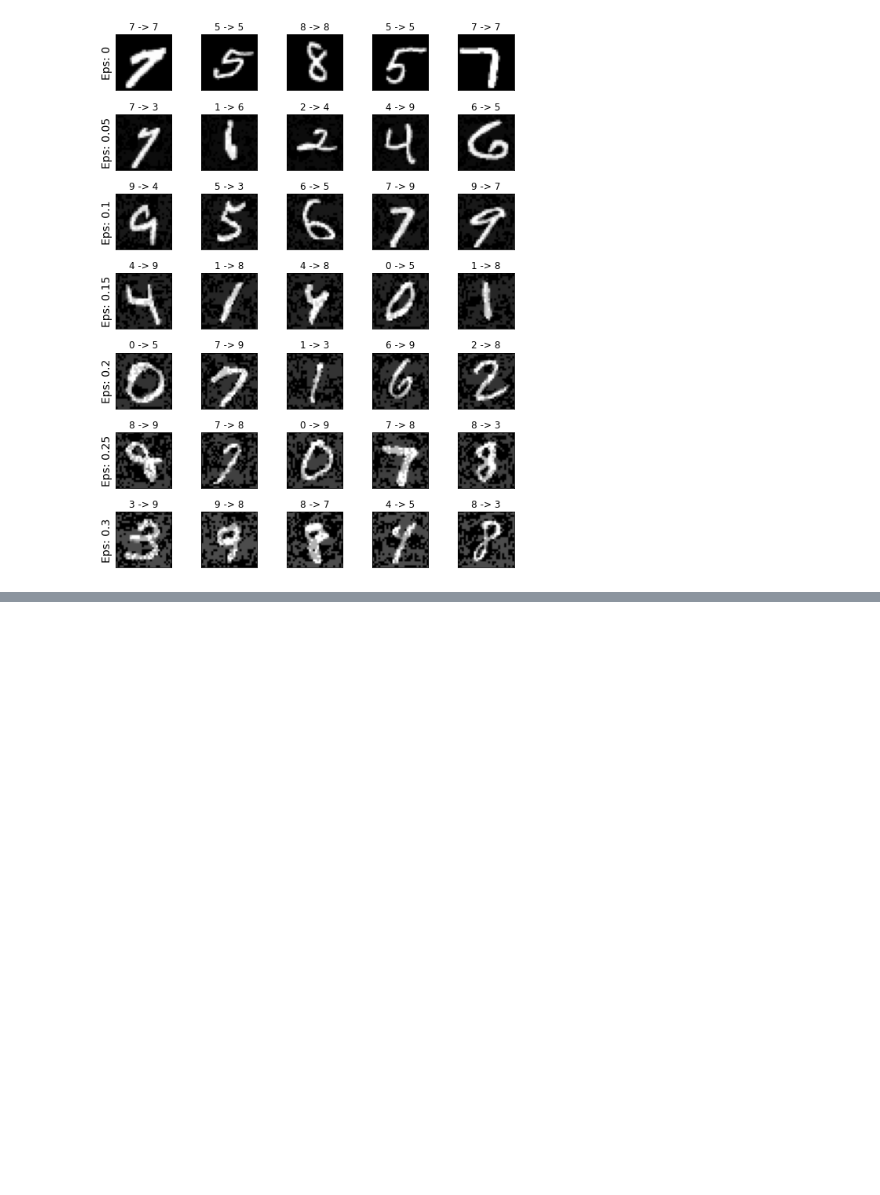
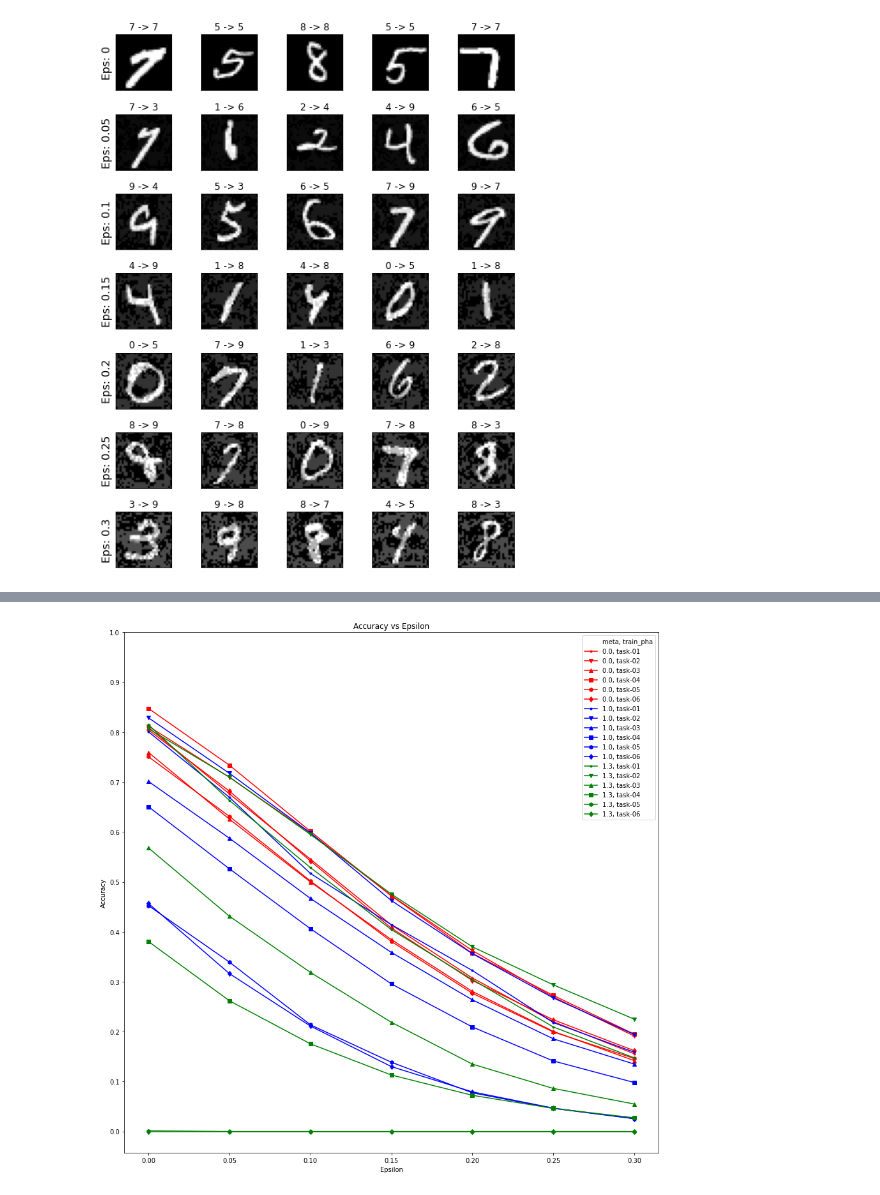
Before and after one commit to tuanpham96/bnn-cf-vs-robust, a Jupyter notebook: notebooks/fgsm_attack.ipynb, the cells around one changed output, grey strips where cells are left out. Drawn from its saved outputs; the diff is of its cells as text; code cells hidden in the pictures; blank space fills up the shorter version.

```diff
--- a/notebooks/fgsm_attack.ipynb
+++ b/notebooks/fgsm_attack.ipynb
@@ -249,0 +367,17 @@ plt.show()
+# %%
+n_subset = 6
+subset_size = 100//n_subset
+
+test_loader_list = []
+
+cifar100_X_test = torch.load(f'{PROJECT_DIR}/cifar100_features_dataset/test.pt').cpu().numpy()
+cifar100_Y_test = torch.load(f'{PROJECT_DIR}/cifar100_features_dataset/test_targets.pt').cpu().numpy()
+
+for k in range(n_subset):
+    partition = np.vectorize(lambda l: ((l < (k+1)*subset_size) and (l >= k*subset_size)) )
+    sub_X_test = cifar100_X_test[partition(cifar100_Y_test)]
+    sub_X_test = ( sub_X_test - sub_X_test.mean(axis=1, keepdims = True) ) /sub_X_test.var(axis = 1, keepdims = True)
+    sub_Y_test = cifar100_Y_test[partition(cifar100_Y_test)]
+    sub_dset_test = DatasetProcessing(sub_X_test, sub_Y_test)
+    sub_test_loader = torch.utils.data.DataLoader(sub_dset_test, batch_size=1, shuffle=False, num_workers=0)
+    test_loader_list.append(sub_test_loader)
@@ -249,0 +433,33 @@ plt.show()
+# %%
+%matplotlib inline
+plt.close('all')
+
+plt.figure(figsize=(15,15))
+plt.plot([], [], ' ', label='meta, train_pha')
+plt.plot(epsilons, accuracies[0], "r.-", label='0.0, task-01')
+plt.plot(epsilons, accuracies[1], "rv-", label='0.0, task-02')
+plt.plot(epsilons, accuracies[2], "r^-", label='0.0, task-03')
+plt.plot(epsilons, accuracies[3], "rs-", label='0.0, task-04')
+plt.plot(epsilons, accuracies[4], "rh-", label='0.0, task-05')
+plt.plot(epsilons, accuracies[5], "rd-", label='0.0, task-06')
+plt.plot(epsilons, accuracies[6], "b.-", label='1.0, task-01')
+plt.plot(epsilons, accuracies[7], "bv-", label='1.0, task-02')
+plt.plot(epsilons, accuracies[8], "b^-", label='1.0, task-03')
+plt.plot(epsilons, accuracies[9], "bs-", label='1.0, task-04')
+plt.plot(epsilons, accuracies[10], "bh-", label='1.0, task-05')
+plt.plot(epsilons, accuracies[11], "bd-", label='1.0, task-06')
+plt.plot(epsilons, accuracies[12], "g.-", label='1.3, task-01')
+plt.plot(epsilons, accuracies[13], "gv-", label='1.3, task-02')
+plt.plot(epsilons, accuracies[14], "g^-", label='1.3, task-03')
+plt.plot(epsilons, accuracies[15], "gs-", label='1.3, task-04')
+plt.plot(epsilons, accuracies[16], "gh-", label='1.3, task-05')
+plt.plot(epsilons, accuracies[17], "gd-", label='1.3, task-06')
+plt.yticks(np.arange(0, 1.1, step=0.1))
+plt.xticks(np.arange(0, .35, step=0.05))
+plt.title("Accuracy vs Epsilon")
+plt.xlabel("Epsilon")
+plt.ylabel("Accuracy")
+plt.legend(loc="upper right")
+plt.show()
+# %% [output]
+[figure, added]
```
Also changed, not shown: parts of 9 cells of this notebook, 6 other files.
